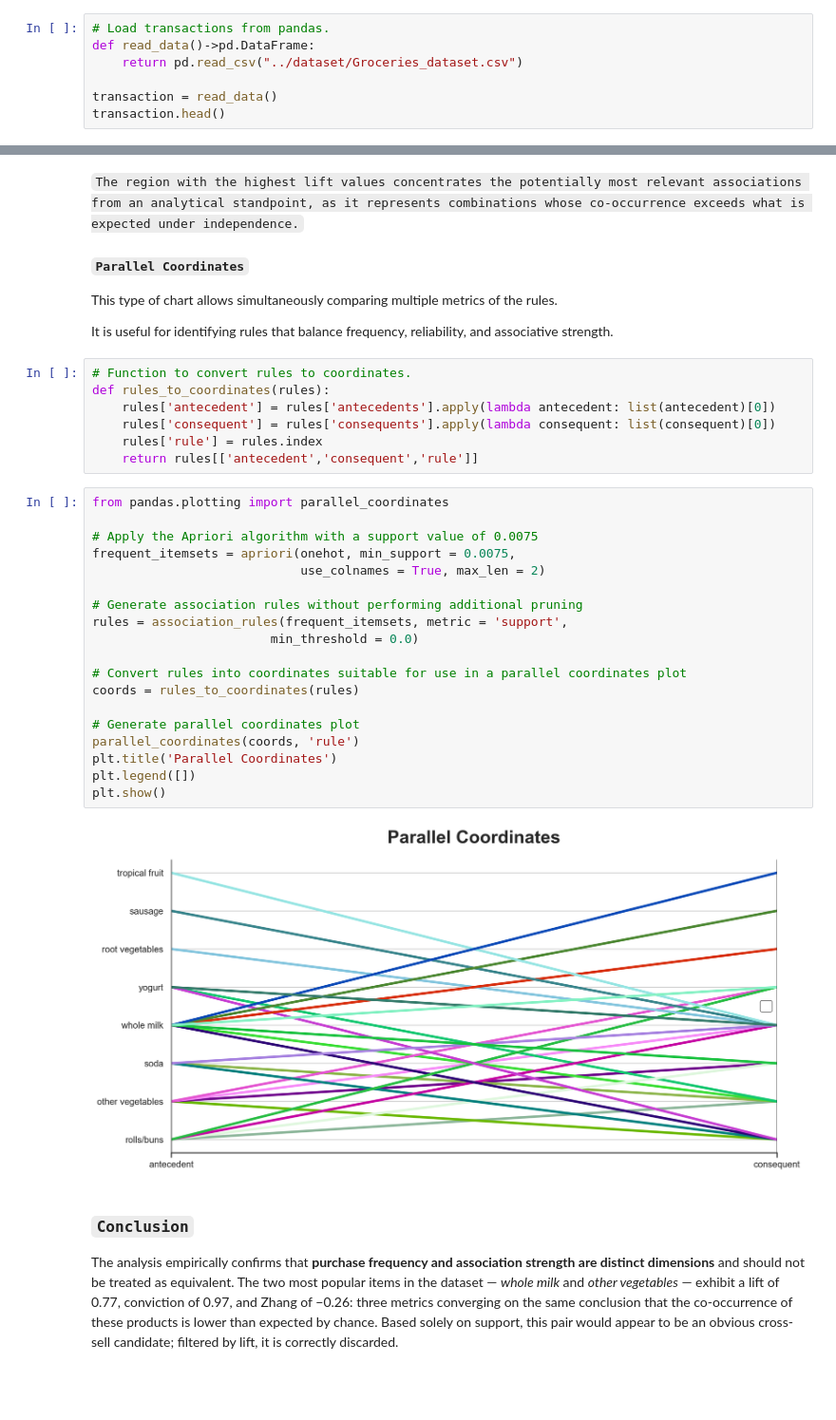
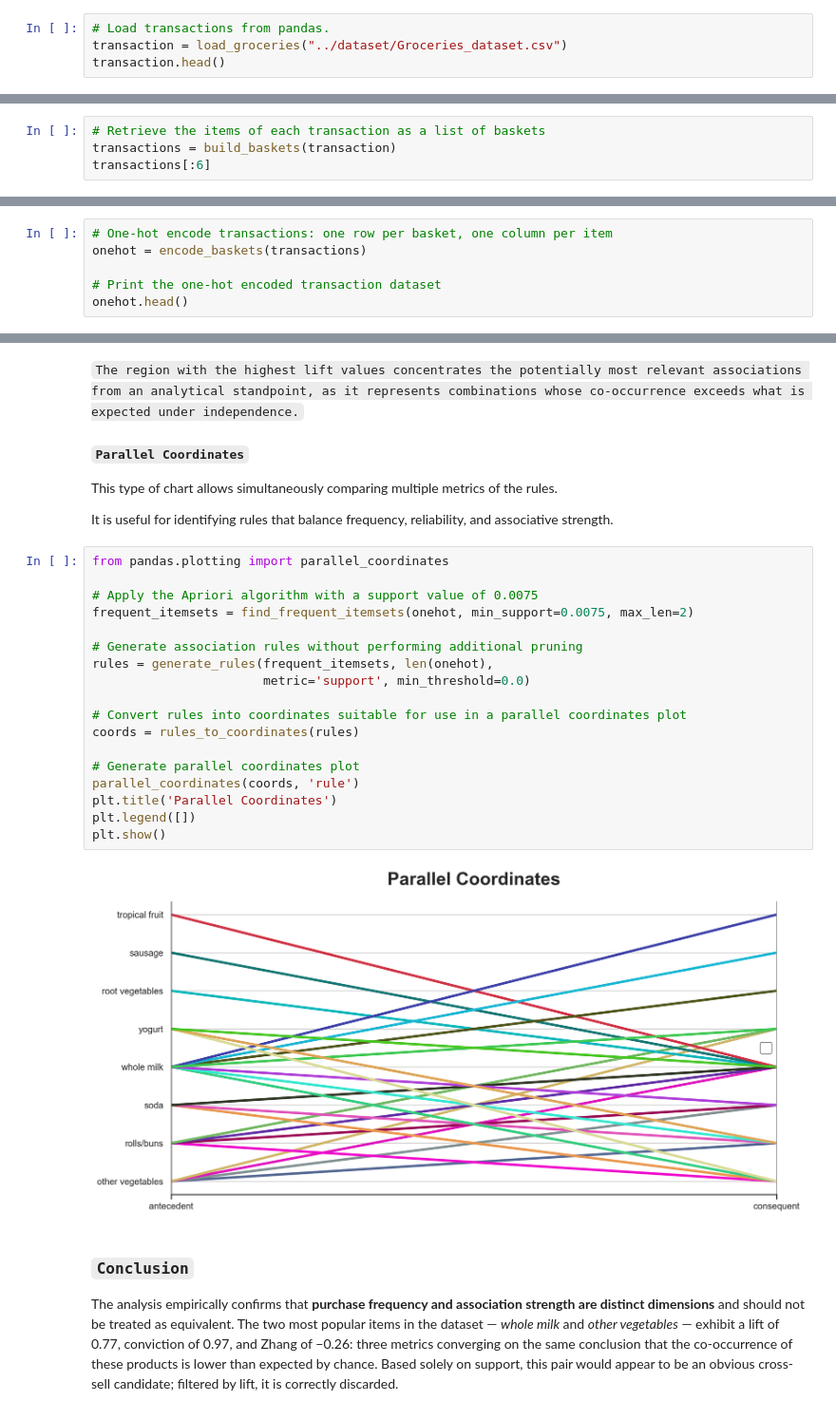
Before and after one commit to eniorubens/enioRubens_dataScienceProjects, a Jupyter notebook: Cross_Sell_Association_Rules/notebooks/Cross_Sell_Association_Rules_EN.ipynb, the cells around one changed output, grey strips where cells are left out. Shown at 95% size. Cells and saved outputs as stored; diff of their text form; blank space fills up the shorter version.

```diff
--- a/Cross_Sell_Association_Rules/notebooks/Cross_Sell_Association_Rules_EN.ipynb
+++ b/Cross_Sell_Association_Rules/notebooks/Cross_Sell_Association_Rules_EN.ipynb
@@ -95,10 +118,7 @@ for dirname, _, filenames in os.walk('./dataset/'):
         display(os.path.join(dirname, filename))
 # %%
 # Load transactions from pandas.
-def read_data()->pd.DataFrame:
-    return pd.read_csv("../dataset/Groceries_dataset.csv")
-
-transaction = read_data()
+transaction = load_groceries("../dataset/Groceries_dataset.csv")
 transaction.head()
 # %% [output]
 |  | Member_number | Date | itemDescription |
@@ -140,0 +150,4 @@ transactions[:6]
+# %%
+# Retrieve the items of each transaction as a list of baskets
+transactions = build_baskets(transaction)
+transactions[:6]
@@ -239,0 +233,6 @@ onehot.head()
+# %%
+# One-hot encode transactions: one row per basket, one column per item
+onehot = encode_baskets(transactions)
+
+# Print the one-hot encoded transaction dataset
+onehot.head()
@@ -753,34 +724,26 @@ plt.show()
 This type of chart allows simultaneously comparing multiple metrics of the rules.
 
 It is useful for identifying rules that balance frequency, reliability, and associative strength.
-# %%
-# Function to convert rules to coordinates.
-def rules_to_coordinates(rules):
-    rules['antecedent'] = rules['antecedents'].apply(lambda antecedent: list(antecedent)[0])
-    rules['consequent'] = rules['consequents'].apply(lambda consequent: list(consequent)[0])
-    rules['rule'] = rules.index
-    return rules[['antecedent','consequent','rule']]
 # %%
 from pandas.plotting import parallel_coordinates
 
 # Apply the Apriori algorithm with a support value of 0.0075
-frequent_itemsets = apriori(onehot, min_support = 0.0075,
-                            use_colnames = True, max_len = 2)
+frequent_itemsets = find_frequent_itemsets(onehot, min_support=0.0075, max_len=2)
 
 # Generate association rules without performing additional pruning
-rules = association_rules(frequent_itemsets, metric = 'support',
-                        min_threshold = 0.0)
+rules = generate_rules(frequent_itemsets, len(onehot),
+                       metric='support', min_threshold=0.0)
 
 # Convert rules into coordinates suitable for use in a parallel coordinates plot
 coords = rules_to_coordinates(rules)
 
 # Generate parallel coordinates plot
 parallel_coordinates(coords, 'rule')
 plt.title('Parallel Coordinates')
 plt.legend([])
 plt.show()
 # %% [output]
-[figure, old version]
+[figure, new version]
 # %% [markdown]
 ### `Conclusion`
 
```
Also changed, not shown: parts of 23 cells of this notebook, 7 other files.
